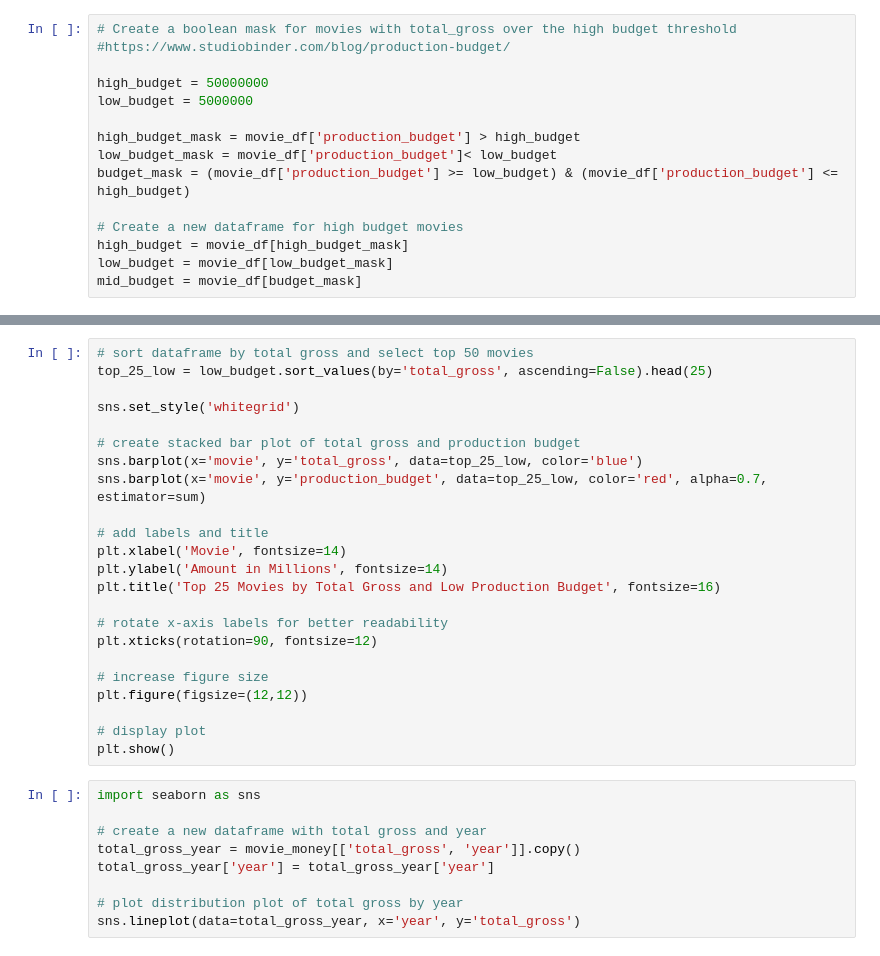
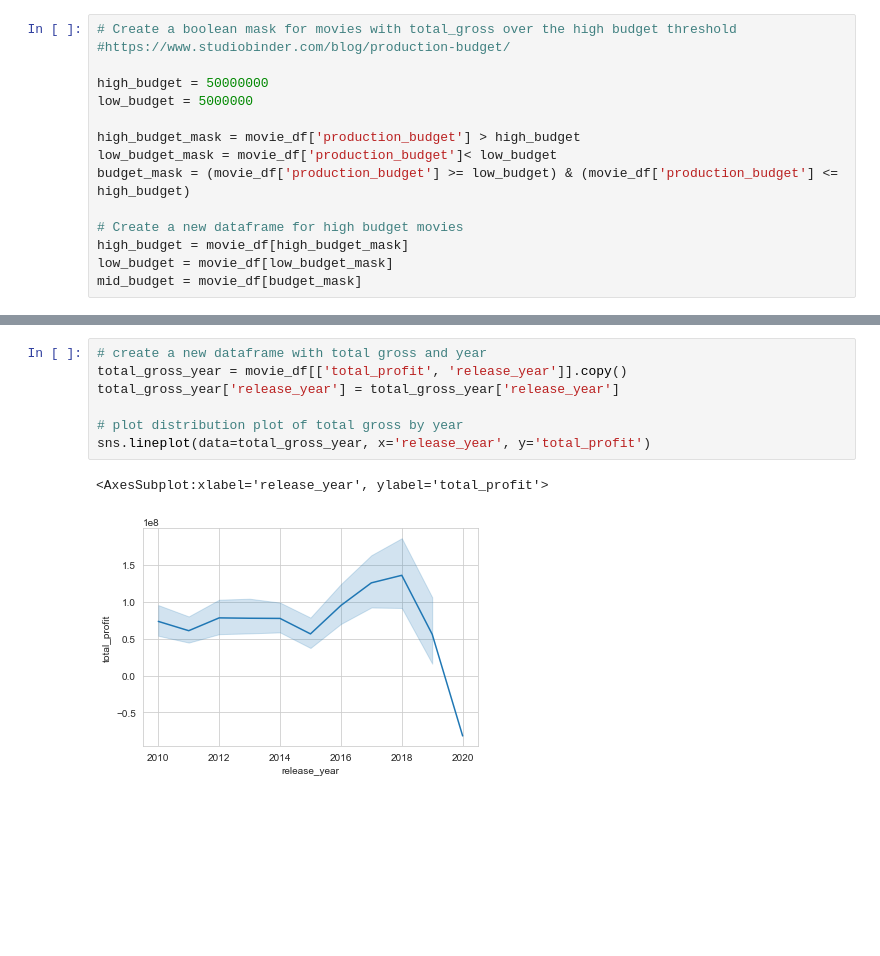
Before and after one commit to lillianlakes/box-office-films, a Jupyter notebook: Untitled.ipynb, the cells around one changed output, grey strips where cells are left out. Saved outputs shown, nothing was run; the diff lists cells and outputs as text; blank space fills up the shorter version.

```diff
--- a/Untitled.ipynb
+++ b/Untitled.ipynb
@@ -183,33 +244,11 @@ plt.show()
-# %%
-# sort dataframe by total gross and select top 50 movies
-top_25_low = low_budget.sort_values(by='total_gross', ascending=False).head(25)
-
-sns.set_style('whitegrid')
-
-# create stacked bar plot of total gross and production budget
-sns.barplot(x='movie', y='total_gross', data=top_25_low, color='blue')
-sns.barplot(x='movie', y='production_budget', data=top_25_low, color='red', alpha=0.7, estimator=sum)
-
-# add labels and title
-plt.xlabel('Movie', fontsize=14)
-plt.ylabel('Amount in Millions', fontsize=14)
-plt.title('Top 25 Movies by Total Gross and Low Production Budget', fontsize=16)
-
-# rotate x-axis labels for better readability
-plt.xticks(rotation=90, fontsize=12)
-
-# increase figure size
-plt.figure(figsize=(12,12))
-
-# display plot
-plt.show()
 # %%
-import seaborn as sns
-
 # create a new dataframe with total gross and year
-total_gross_year = movie_money[['total_gross', 'year']].copy()
-total_gross_year['year'] = total_gross_year['year']
+total_gross_year = movie_df[['total_profit', 'release_year']].copy()
+total_gross_year['release_year'] = total_gross_year['release_year']
 
 # plot distribution plot of total gross by year
-sns.lineplot(data=total_gross_year, x='year', y='total_gross')
+sns.lineplot(data=total_gross_year, x='release_year', y='total_profit')
+# %% [output]
+<AxesSubplot:xlabel='release_year', ylabel='total_profit'>
+[figure, added]
 # %%
```
Also changed, not shown: parts of 13 cells of this notebook.
